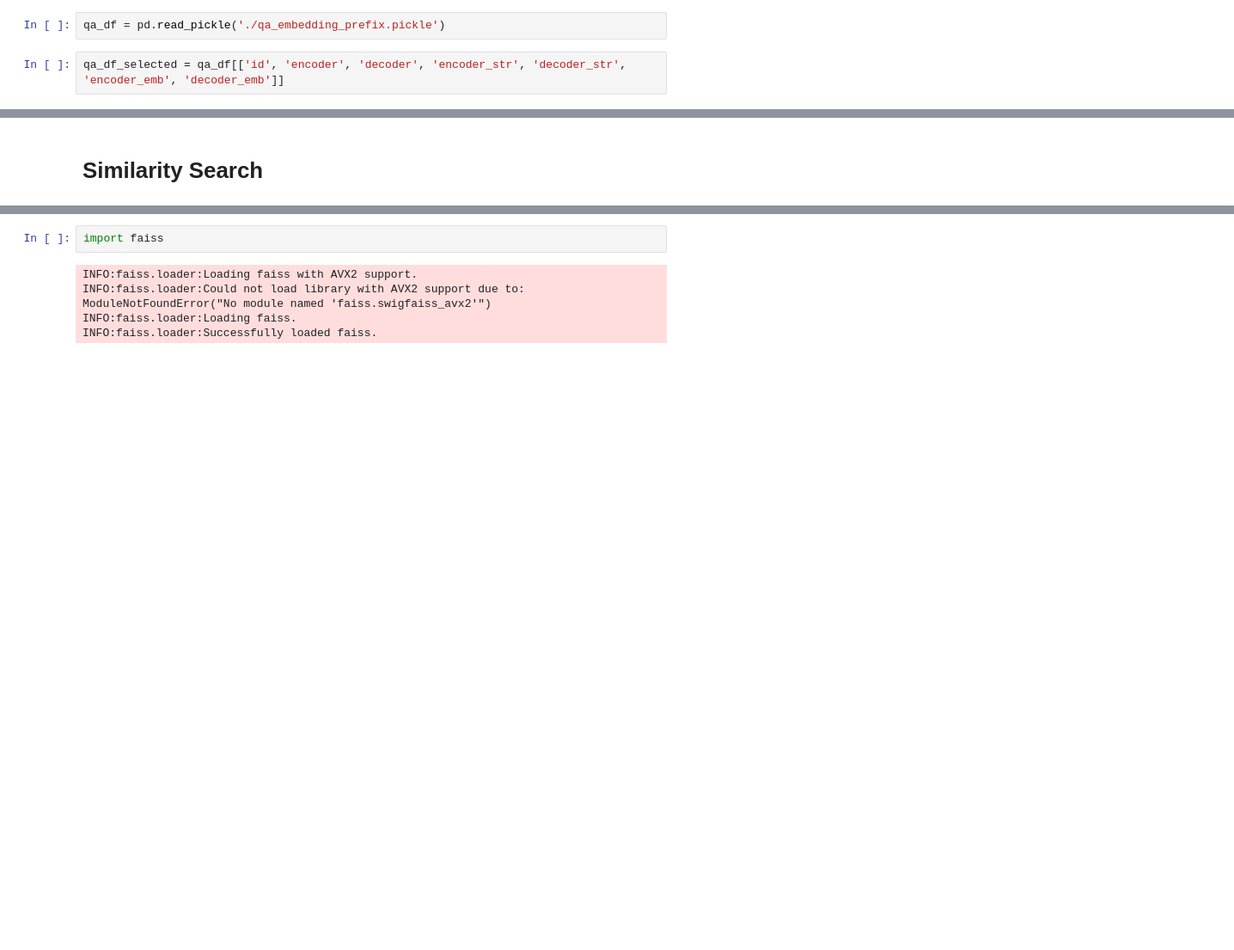
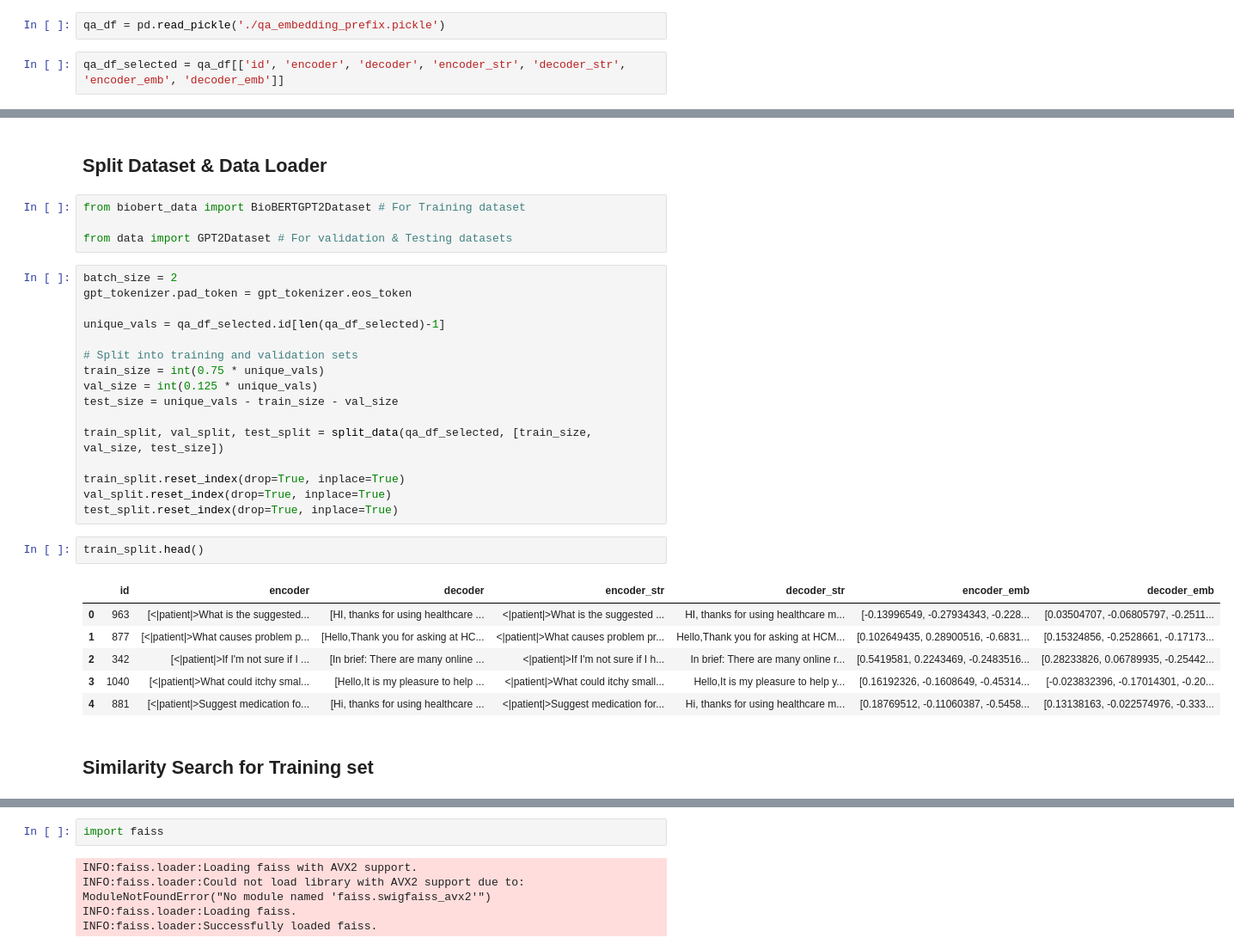
Before and after one commit to smeyerhot/CS685, a Jupyter notebook: biobert-decoder.ipynb, the cells around one changed output, grey strips where cells are left out. Shown at 86% size. Drawn from its saved outputs; the diff is of its cells as text; blank space fills up the shorter version.

```diff
--- a/biobert-decoder.ipynb
+++ b/biobert-decoder.ipynb
@@ -434,5 +493,36 @@ qa_df_selected.head()
+# %% [markdown]
+## Split Dataset & Data Loader
+# %%
+from biobert_data import BioBERTGPT2Dataset # For Training dataset
+
+from data import GPT2Dataset # For validation & Testing datasets
+# %%
+batch_size = 2
+gpt_tokenizer.pad_token = gpt_tokenizer.eos_token
+
+unique_vals = qa_df_selected.id[len(qa_df_selected)-1]
+
+# Split into training and validation sets
+train_size = int(0.75 * unique_vals)
+val_size = int(0.125 * unique_vals)
+test_size = unique_vals - train_size - val_size
+
+train_split, val_split, test_split = split_data(qa_df_selected, [train_size, val_size, test_size])
+
+train_split.reset_index(drop=True, inplace=True)
+val_split.reset_index(drop=True, inplace=True)
+test_split.reset_index(drop=True, inplace=True)
+# %%
+train_split.head()
+# %% [output]
+|  | id | encoder | decoder | encoder_str | decoder_str | encoder_emb | decoder_emb |
+| 0 | 963 | [<|patient|>What is the suggested... | [HI, thanks for using healthcare ... | <|patient|>What is the suggested ... | HI, thanks for using healthcare m... | [-0.13996549, -0.27934343, -0.228... | [0.03504707, -0.06805797, -0.2511... |
+| 1 | 877 | [<|patient|>What causes problem p... | [Hello,Thank you for asking at HC... | <|patient|>What causes problem pr... | Hello,Thank you for asking at HCM... | [0.102649435, 0.28900516, -0.6831... | [0.15324856, -0.2528661, -0.17173... |
+| 2 | 342 | [<|patient|>If I'm not sure if I ... | [In brief: There are many online ... | <|patient|>If I'm not sure if I h... | In brief: There are many online r... | [0.5419581, 0.2243469, -0.2483516... | [0.28233826, 0.06789935, -0.25442... |
+| 3 | 1040 | [<|patient|>What could itchy smal... | [Hello,It is my pleasure to help ... | <|patient|>What could itchy small... | Hello,It is my pleasure to help y... | [0.16192326, -0.1608649, -0.45314... | [-0.023832396, -0.17014301, -0.20... |
+| 4 | 881 | [<|patient|>Suggest medication fo... | [Hi, thanks for using healthcare ... | <|patient|>Suggest medication for... | Hi, thanks for using healthcare m... | [0.18769512, -0.11060387, -0.5458... | [0.13138163, -0.022574976, -0.333... |
 # %% [markdown]
-# Similarity Search
+## Similarity Search for Training set
 # %%
 ! pip install faiss-gpu
 # %% [output]
```
Also changed, not shown: parts of 58 cells of this notebook.
